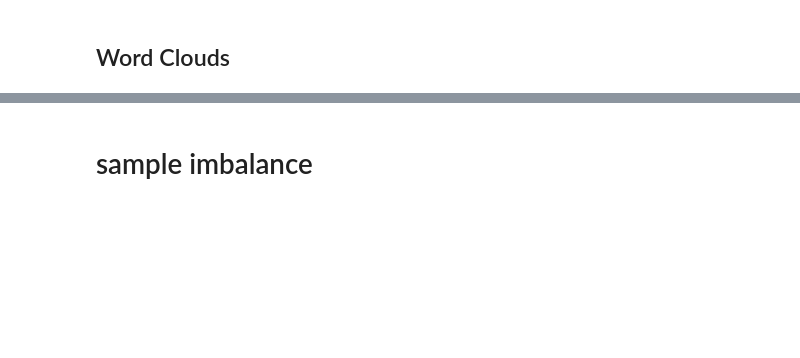
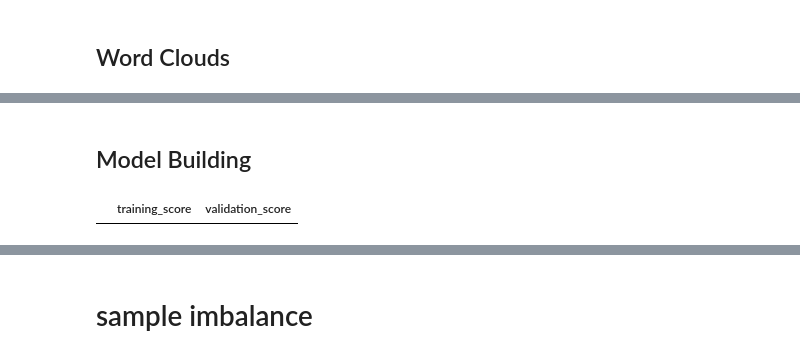
Before and after one commit to willjdew/Airline-Twitter-Sentiment, a Jupyter notebook: notebooks/Twitter_US_Airline_ Sentiment.ipynb, the cells around one changed output, grey strips where cells are left out. Saved outputs shown, nothing was run; the diff lists cells and outputs as text; code cells hidden in the pictures; blank space fills up the shorter version.

```diff
--- a/notebooks/Twitter_US_Airline_ Sentiment.ipynb
+++ b/notebooks/Twitter_US_Airline_ Sentiment.ipynb
@@ -375,0 +344,2 @@ df_1.head()
+# %% [markdown]
+## Model Building
@@ -375,0 +409,6 @@ df_1.head()
+# %%
+df_scores = pd.DataFrame(columns=['training_score', 'validation_score'])
+# %%
+df_scores
+# %% [output]
+|  | training_score | validation_score |
```
Also changed, not shown: parts of 138 cells of this notebook.
